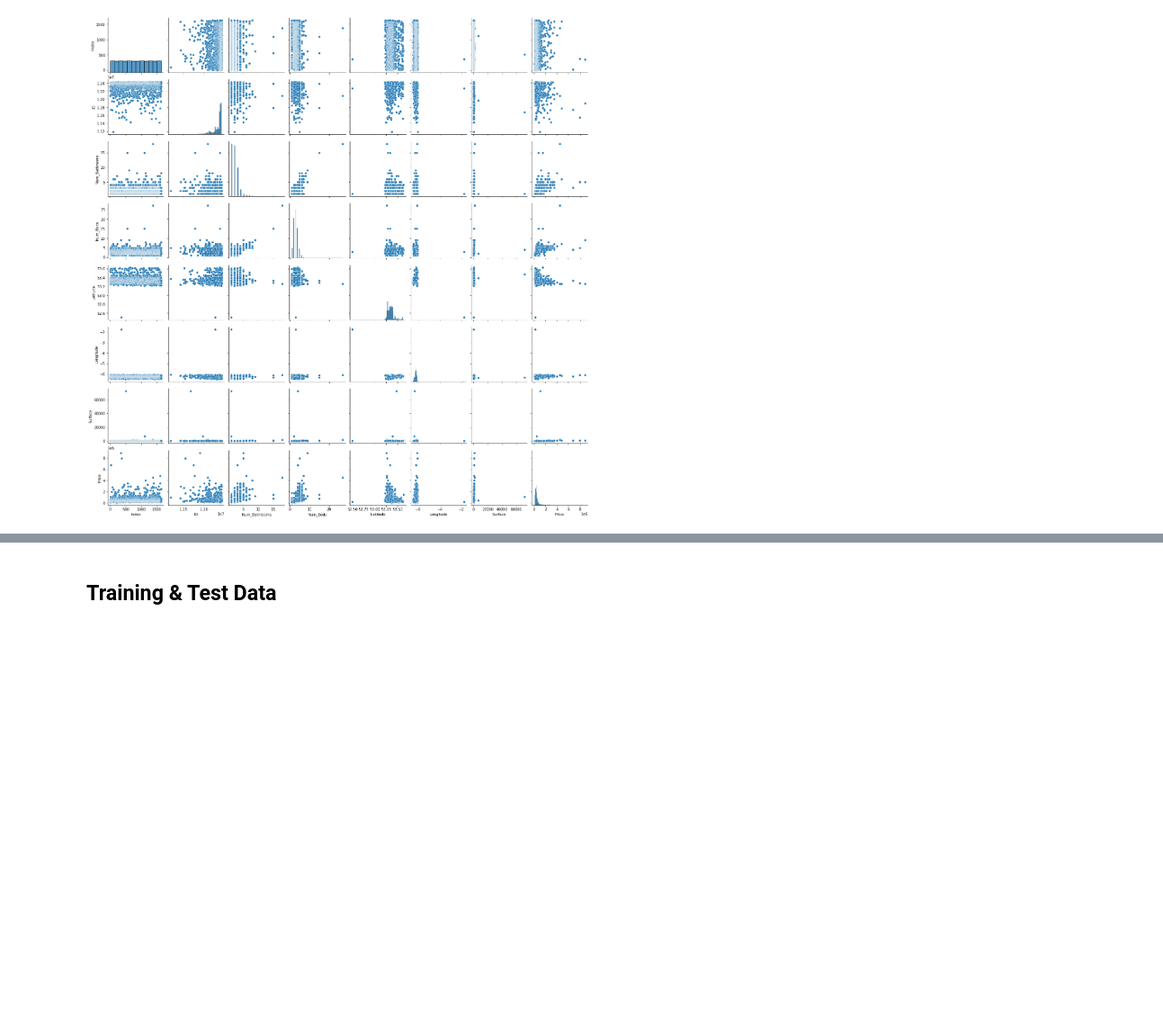
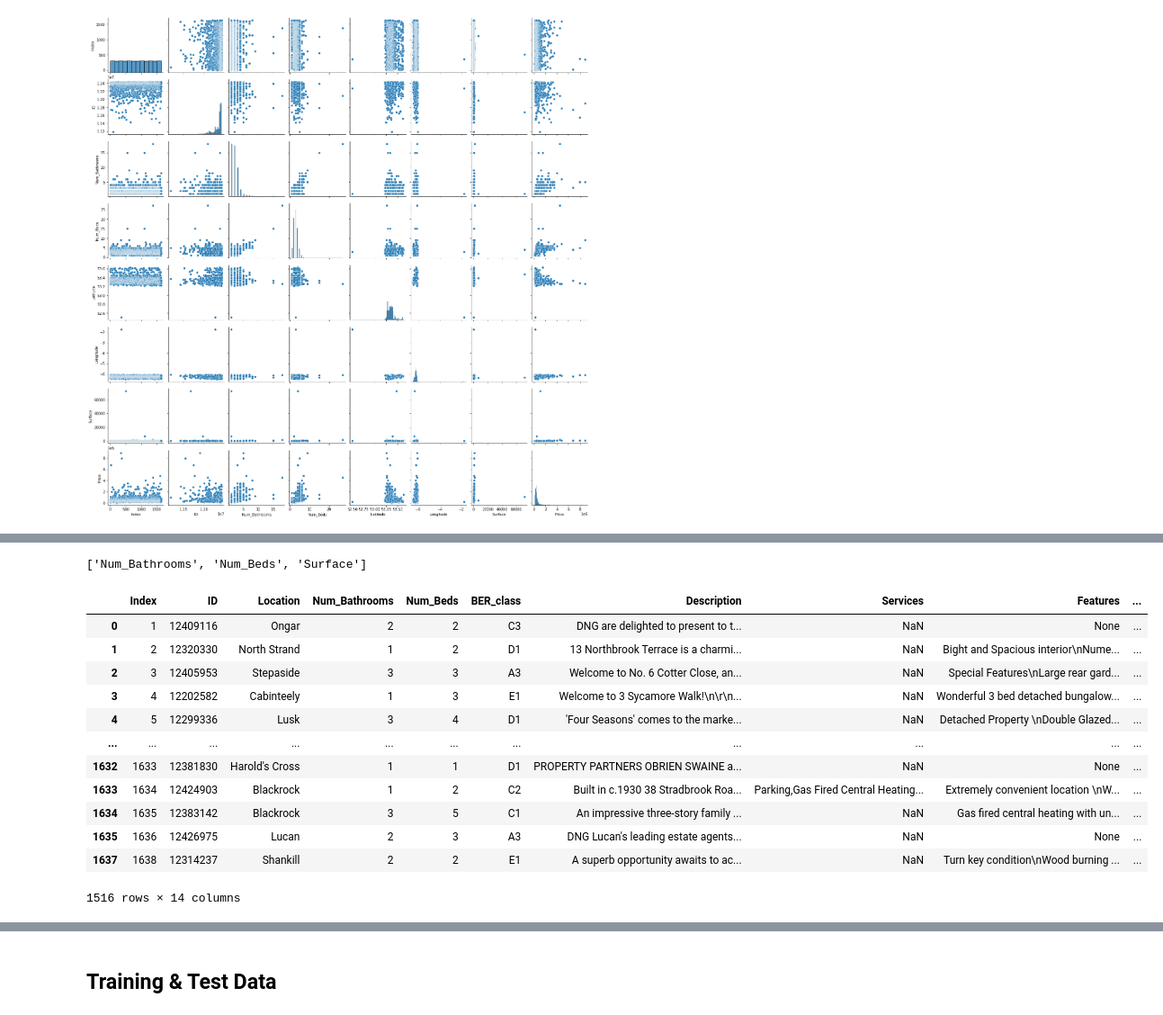
Before and after one commit to barrytl/ET5003_SEM1_2021-2, a Jupyter notebook: Week-5/ET5003_KaggleCompetition.ipynb, the cells around one changed output, grey strips where cells are left out. Shown at 90% size. Saved outputs shown, nothing was run; the diff lists cells and outputs as text; code cells hidden in the pictures; blank space fills up the shorter version.

```diff
--- a/Week-5/ET5003_KaggleCompetition.ipynb
+++ b/Week-5/ET5003_KaggleCompetition.ipynb
@@ -250,0 +262,6 @@ Index(['Index', 'ID', 'Location', 'Num_Bathrooms', 'Num_Beds', 'BER_class',
+# %%
+num_columns = ['Num_Bathrooms','Num_Beds','Surface']
+
+num_columns
+# %% [output]
+['Num_Bathrooms', 'Num_Beds', 'Surface']
@@ -251 +271,29 @@ Index(['Index', 'ID', 'Location', 'Num_Bathrooms', 'Num_Beds', 'BER_class',
+# %%
+# Removing outliers
+def remove_outliers(df_train, num_columns, threshold = 1.5):
+
+  for i,col in enumerate(num_columns):
+
+     q1 = df_train[col].quantile(0.25)
+     q3 = df_train[col].quantile(0.75)
+     iqr = q3 - q1
+     df_no_outlier = df_train[(df_train[col] > q1 - threshold*iqr ) & (df_train[col] < q3 + threshold*iqr)]
+  return df_no_outlier
+# %%
+remove_outliers(df_train,num_columns)
+#[df_train[col].quantile(0.75) for col in num_columns]
+# %% [output]
+|  | Index | ID | Location | Num_Bathrooms | Num_Beds | BER_class | Description | Services | Features | ... |
+| 0 | 1 | 12409116 | Ongar | 2 | 2 | C3 | DNG are delighted to present to t... | NaN | None | ... |
+| 1 | 2 | 12320330 | North Strand | 1 | 2 | D1 | 13 Northbrook Terrace is a charmi... | NaN | Bight and Spacious interior\nNume... | ... |
+| 2 | 3 | 12405953 | Stepaside | 3 | 3 | A3 | Welcome to No. 6 Cotter Close, an... | NaN | Special Features\nLarge rear gard... | ... |
+| 3 | 4 | 12202582 | Cabinteely | 1 | 3 | E1 | Welcome to 3 Sycamore Walk!\n\r\n... | NaN | Wonderful 3 bed detached bungalow... | ... |
+| 4 | 5 | 12299336 | Lusk | 3 | 4 | D1 | 'Four Seasons' comes to the marke... | NaN | Detached Property \nDouble Glazed... | ... |
+| ... | ... | ... | ... | ... | ... | ... | ... | ... | ... | ... |
+| 1632 | 1633 | 12381830 | Harold's Cross | 1 | 1 | D1 | PROPERTY PARTNERS OBRIEN SWAINE a... | NaN | None | ... |
+| 1633 | 1634 | 12424903 | Blackrock | 1 | 2 | C2 | Built in c.1930 38 Stradbrook Roa... | Parking,Gas Fired Central Heating... | Extremely convenient location \nW... | ... |
+| 1634 | 1635 | 12383142 | Blackrock | 3 | 5 | C1 | An impressive three-story family ... | NaN | Gas fired central heating with un... | ... |
+| 1635 | 1636 | 12426975 | Lucan | 2 | 3 | A3 | DNG Lucan's leading estate agents... | NaN | None | ... |
+| 1637 | 1638 | 12314237 | Shankill | 2 | 2 | E1 | A superb opportunity awaits to ac... | NaN | Turn key condition\nWood burning ... | ... |
+1516 rows × 14 columns
 # %%
```
Also changed, not shown: parts of 6 cells of this notebook.
